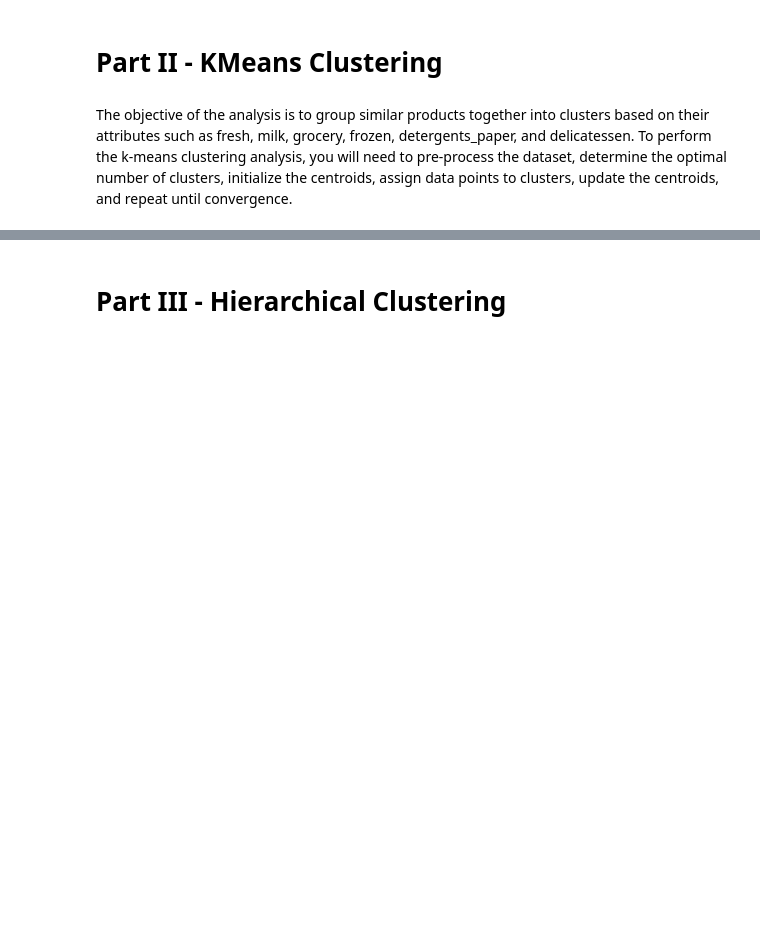
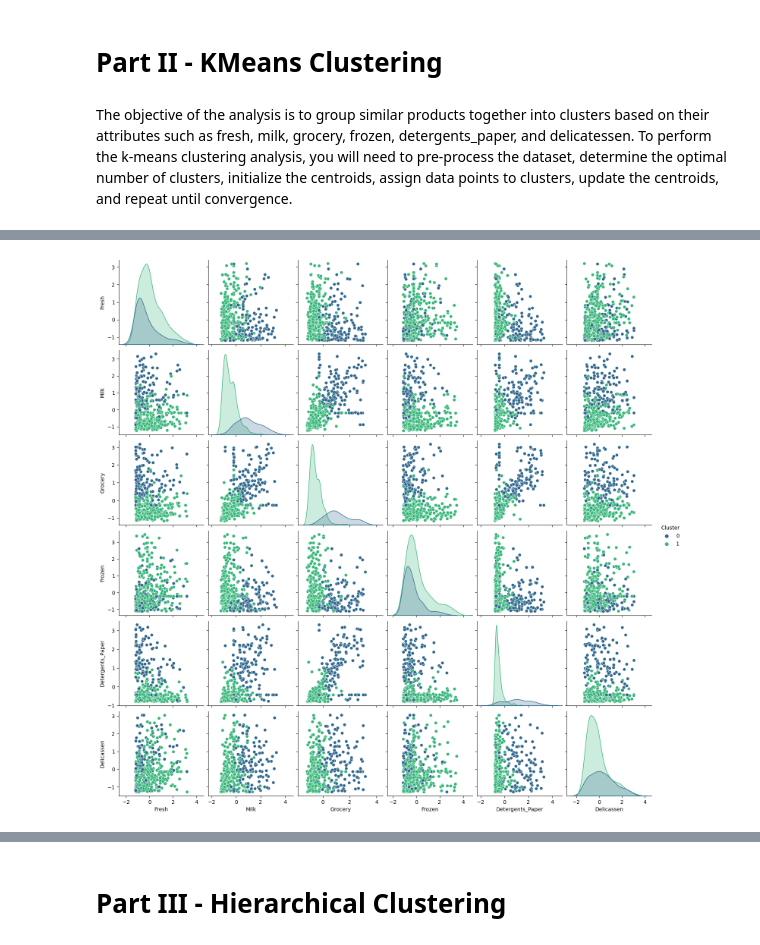
Before and after one commit to rdebullain/ML-Unsupervised, a Jupyter notebook: unsupervised_learning_project.ipynb, the cells around one changed output, grey strips where cells are left out. Drawn from its saved outputs; the diff is of its cells as text; code cells hidden in the pictures; blank space fills up the shorter version.

```diff
--- a/unsupervised_learning_project.ipynb
+++ b/unsupervised_learning_project.ipynb
@@ -138,0 +230,11 @@ The objective of the analysis is to group similar products together into cluster
+# %%
+# visualize the clusters using a pair plot
+# add cluster labels to the scaled dataFrame for visualization
+df_scaled_with_clusters = pd.DataFrame(df_scaled, columns=numeric_cols)
+df_scaled_with_clusters['Cluster'] = kmeans.labels_
+# %%
+# plot pair plot
+sns.pairplot(df_scaled_with_clusters, hue='Cluster', palette='viridis')
+plt.show()
+# %% [output]
+[figure, added]
```
Also changed, not shown: parts of 25 cells of this notebook.
